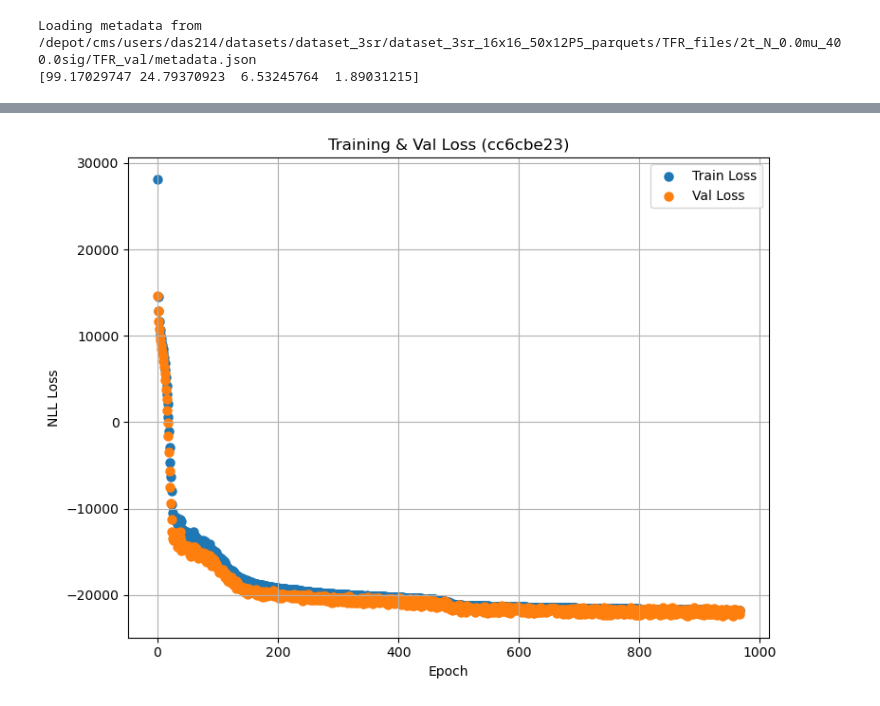
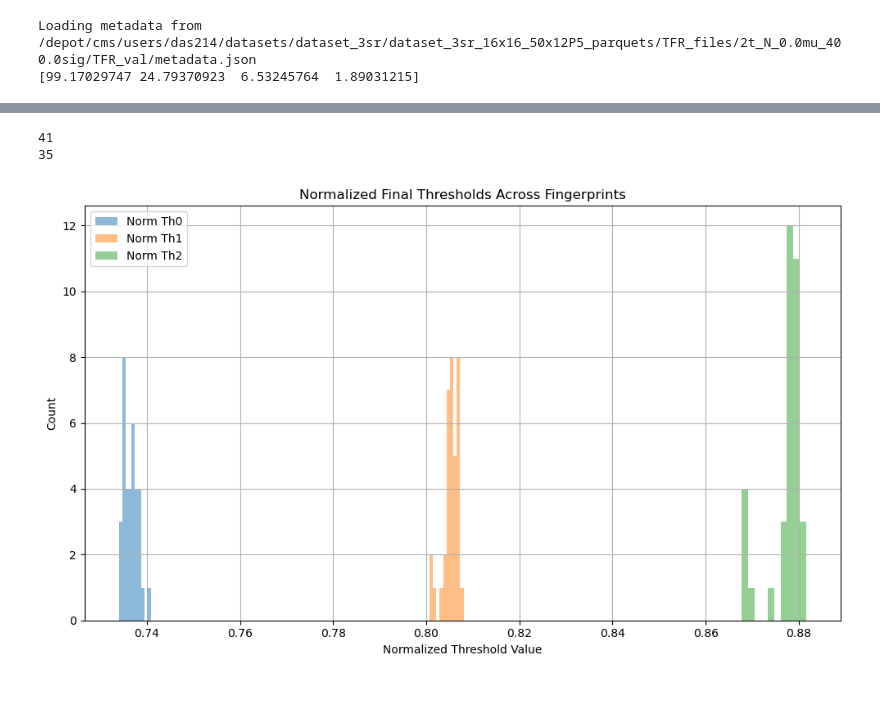
Before and after one commit to guptaharshul24/smart-pixels-ml, a Jupyter notebook: from_wgt_TF_stats.ipynb, the cells around one changed output, grey strips where cells are left out. Saved outputs shown, nothing was run; the diff lists cells and outputs as text; code cells hidden in the pictures.

```diff
--- a/from_wgt_TF_stats.ipynb
+++ b/from_wgt_TF_stats.ipynb
@@ -254,0 +254,2 @@ fingerprint_list = ["cc6cbe23"]
+# %%
+models_base_dir = "/home/das214/work/users/das214/SmartPixels/SoftQuantize/trained_models"
@@ -344,44 +419,46 @@ def unnormalize_thresholds(norm_thresh, mu, sigma, s_pos, s_neg):
+# %%
+last_rows = (
+    final_df.sort_values("epoch")
+    .groupby("fingerprint", as_index=False)
+    .tail(1)
+)
+print(len(last_rows))
+# Filter out bad val_loss
+last_rows = last_rows[last_rows["val_loss"] < -20000]
+print(len(last_rows))
+# %% [output]
+41
+35
+# %%
+plt.figure(figsize=(10, 6))
+plt.hist(last_rows["quantizer_threshold_0"], bins=10, alpha=0.5, label="Norm Th0")
+plt.hist(last_rows["quantizer_threshold_1"], bins=10, alpha=0.5, label="Norm Th1")
+plt.hist(last_rows["quantizer_threshold_2"], bins=10, alpha=0.5, label="Norm Th2")
+plt.title("Normalized Final Thresholds Across Fingerprints")
+plt.xlabel("Normalized Threshold Value")
+plt.ylabel("Count")
+plt.legend()
+plt.grid(True)
+plt.tight_layout()
+plt.show()
+# %% [output]
+[figure, added]
 # %%
-norm_th0, norm_th1, norm_th2 = [], [], []
 raw_th0, raw_th1, raw_th2 = [], [], []
 
-# === Collect from each fingerprint ===
-for fingerprint in fingerprint_list:
-    df = final_df[final_df['fingerprint'] == fingerprint].sort_values("epoch")
-    last = df.iloc[-1]
-
-    # Normalized thresholds
-    t0 = last['quantizer_threshold_0']
-    t1 = last['quantizer_threshold_1']
-    t2 = last['quantizer_threshold_2']
-    norm_vec = [t0, t1, t2]
-
-    # Map to raw charge space
-    charge_vec = unnormalize_thresholds(norm_vec,
+for _, row in last_rows.iterrows():
+    norm_vec = [
+        row["quantizer_threshold_0"],
+        row["quantizer_threshold_1"],
+        row["quantizer_threshold_2"],
+    ]
+    charge_vec = unnormalize_thresholds(
+        norm_vec,
         mu=test_generator.dataset_mean[0],
         sigma=test_generator.dataset_std[0],
         s_pos=test_generator.norm_factor_pos,
         s_neg=test_generator.norm_factor_neg
     )
-
-    # Append
-    norm_th0.append(t0)
-    norm_th1.append(t1)
-    norm_th2.append(t2)
     raw_th0.append(charge_vec[0])
     raw_th1.append(charge_vec[1])
     raw_th2.append(charge_vec[2])
-
-    # Optional loss plot
-    plt.figure(figsize=(8,6))
-    plt.scatter(df['epoch'], df['loss'], label='Train Loss', lw=1.5)
-    plt.scatter(df['epoch'], df['val_loss'], label='Val Loss', lw=1.5)
-    plt.title(f"Training & Val Loss ({fingerprint})")
-    plt.xlabel("Epoch")
-    plt.ylabel("NLL Loss")
-    plt.legend()
-    plt.grid(True)
-    plt.tight_layout()
-    plt.show()
-# %% [output]
-[figure, removed]
```
Also changed, not shown: parts of 26 cells of this notebook, 3 other files.
